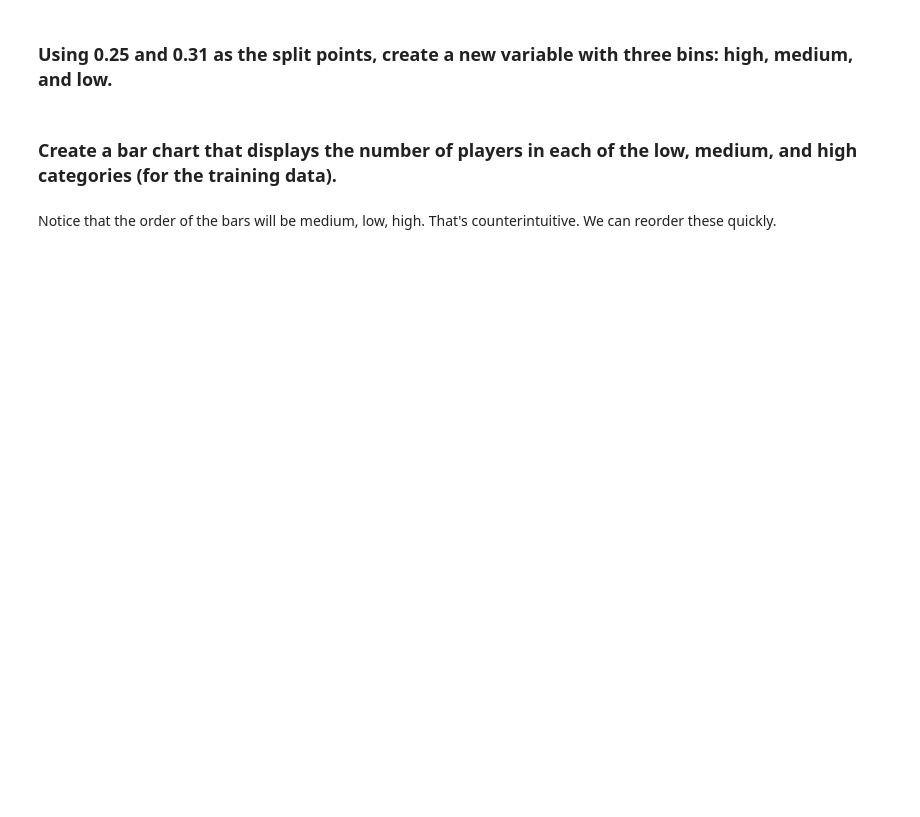
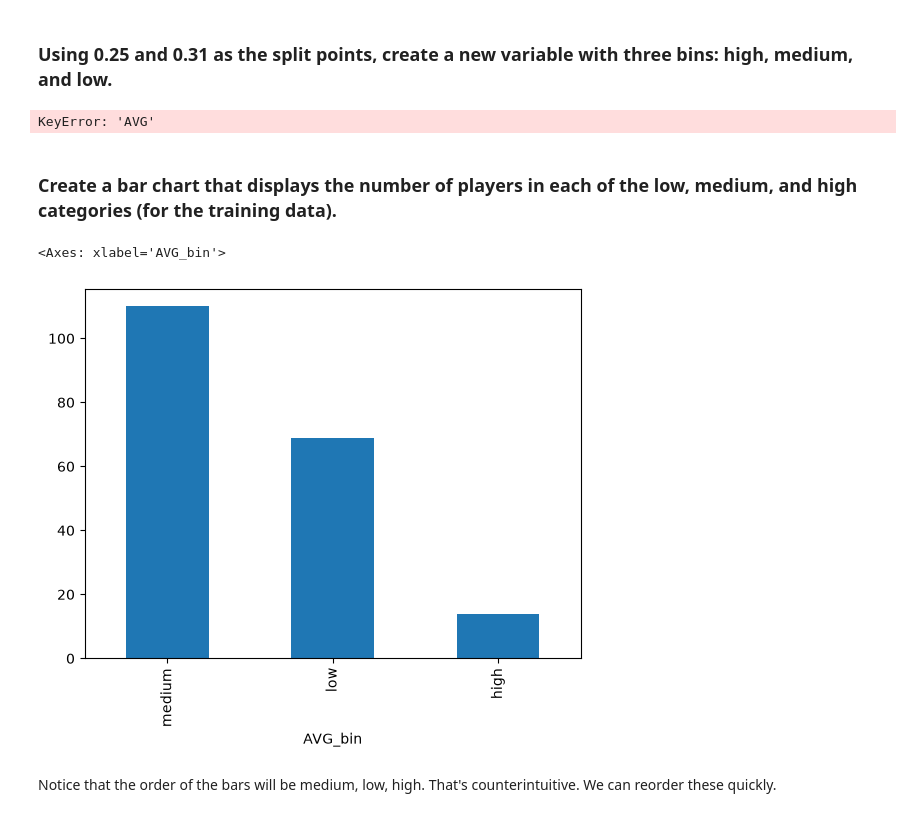
Before and after one commit to benjiezastavker-star/code_2600, a Jupyter notebook: mod03_eda.ipynb, the cells around one changed output. Saved outputs shown, nothing was run; the diff lists cells and outputs as text; code cells hidden in the pictures; blank space fills up the shorter version.

```diff
--- a/mod03_eda.ipynb
+++ b/mod03_eda.ipynb
@@ -256,13 +271,23 @@ plt.pie(Totals, labels=Labels)
 # %% [markdown]
 ### Using 0.25 and 0.31 as the split points, create a new variable with three bins: high, medium, and low.
 # %%
-Train['AVG_bin'] = 'medium'
+
+
 Train['AVG_bin'][#fillin] = 'low'
 Train['AVG_bin'][#fillin] = 'high'
+# %% [output]
+KeyError: 'AVG'
+# %%
+Train['AVG_bin'] = 'medium'
+Train.loc[Train['AVG'] <= 0.25, 'AVG_bin'] = 'low'
+Train.loc[Train['AVG'] > 0.31, 'AVG_bin'] = 'high'
 # %% [markdown]
 ### Create a bar chart that displays the number of players in each of the low, medium, and high categories (for the training data).
 # %%
-Train['AVG_bin'].value_counts()
+Train['AVG_bin'].value_counts().plot.bar()
+# %% [output]
+<Axes: xlabel='AVG_bin'>
+[figure, added]
 # %% [markdown]
 Notice that the order of the bars will be medium, low, high. That's counterintuitive. We can reorder these quickly.
 # %%
```
Also changed, not shown: parts of 3 cells of this notebook.
